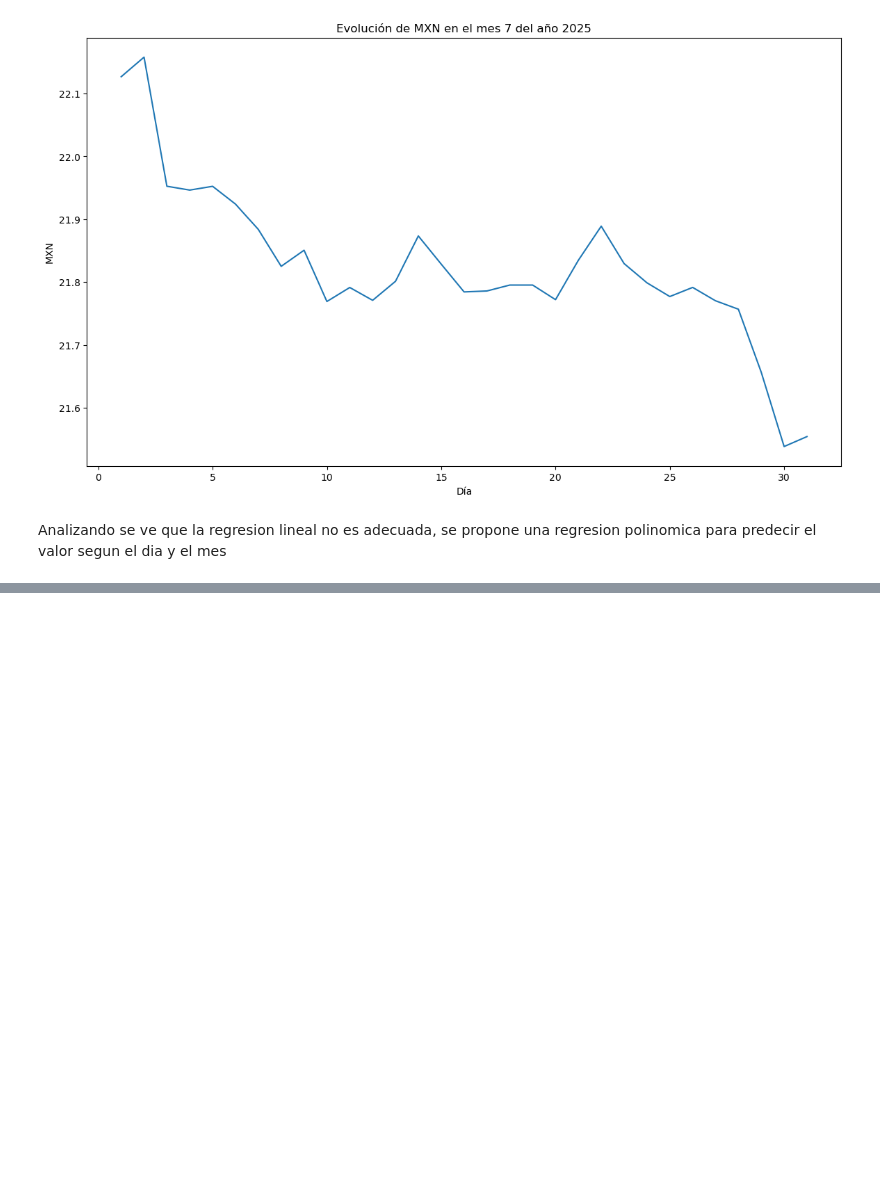
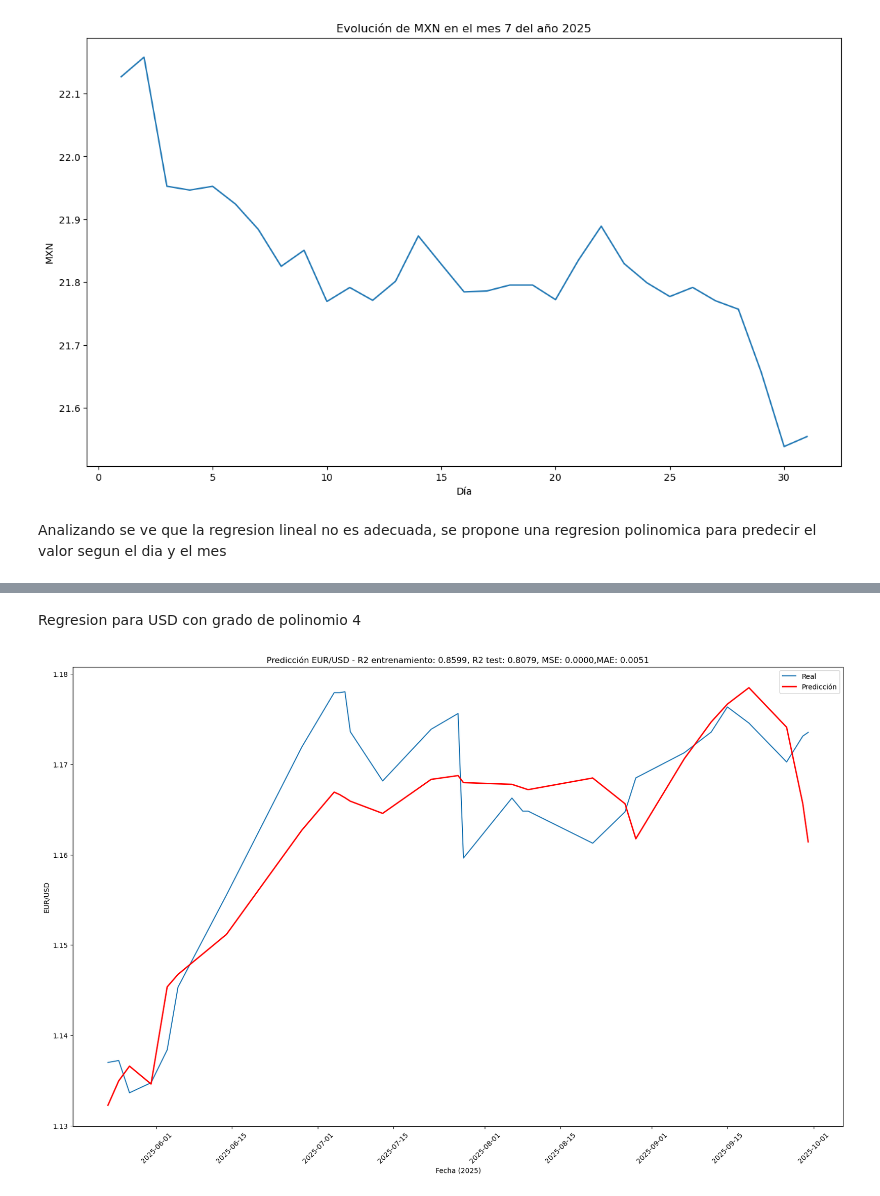
Before and after one commit to diegocv00/codes, a Jupyter notebook: Divisas/Divisas.ipynb, the cells around one changed output, grey strips where cells are left out. Saved outputs shown, nothing was run; the diff lists cells and outputs as text; code cells hidden in the pictures; blank space fills up the shorter version.

```diff
--- a/Divisas/Divisas.ipynb
+++ b/Divisas/Divisas.ipynb
@@ -180,0 +238,6 @@ graficar_prediccion_moneda("MXN",10)
+# %% [markdown]
+Regresion para USD con grado de polinomio 4
+# %%
+graficar_prediccion_moneda_con_normalizacion_estandar("USD",4)
+# %% [output]
+[figure, added]
```
Also changed, not shown: parts of 31 cells of this notebook.
